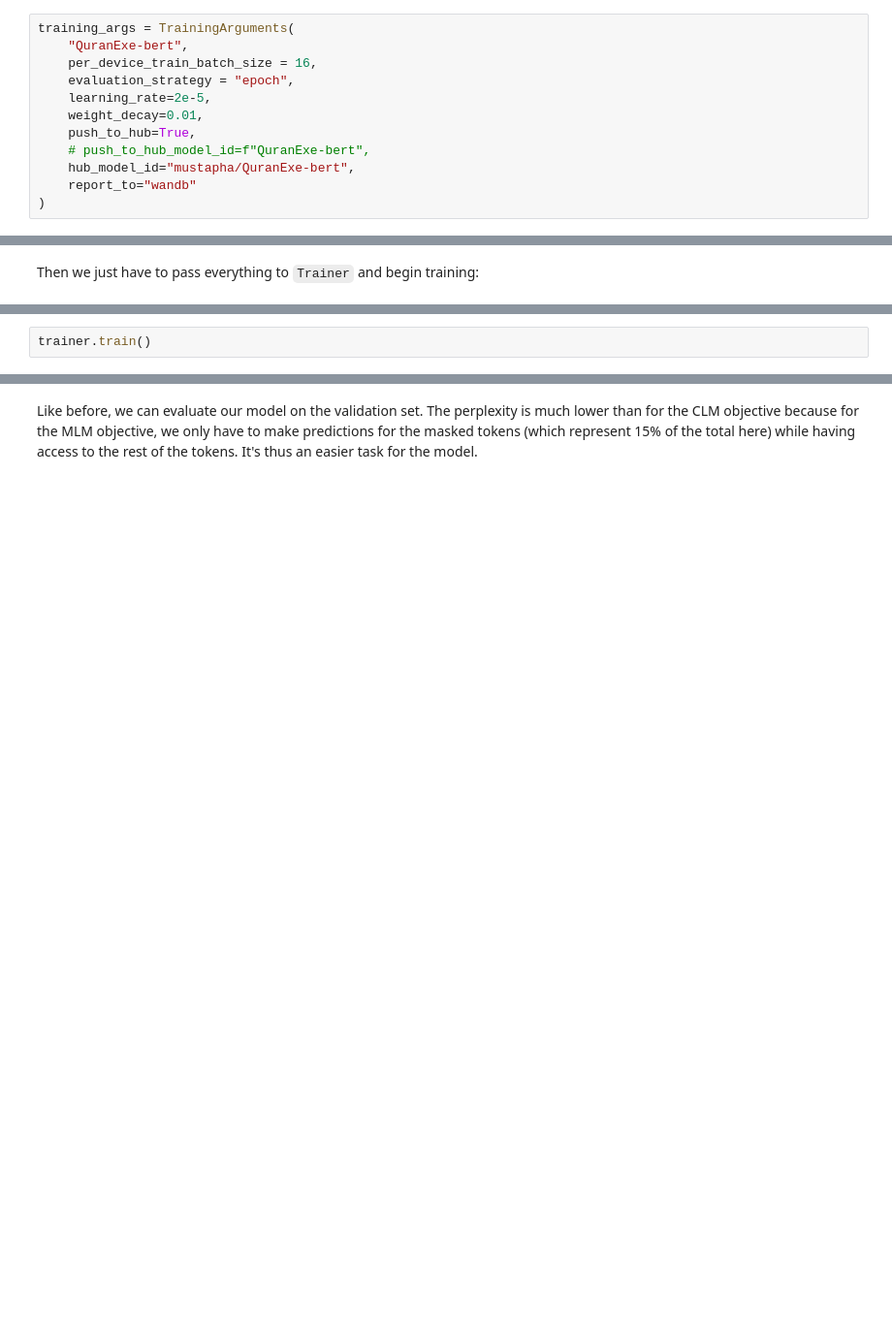
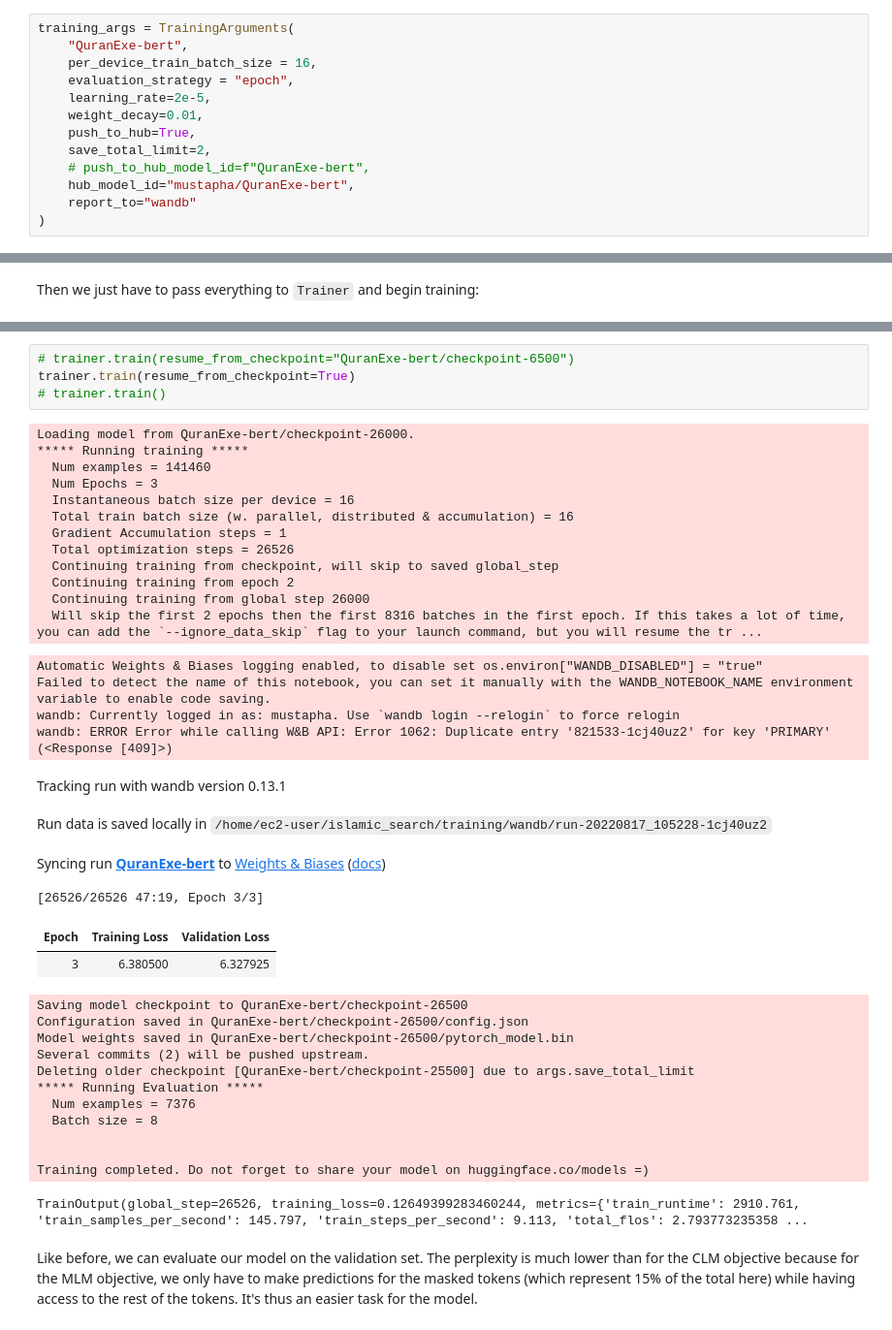
Before and after one commit to Mustapha-AJEGHRIR/islamic_search, a Jupyter notebook: training/Train_a_language_model.ipynb, the cells around one changed output, grey strips where cells are left out. Shown at 97% size. Saved outputs shown, nothing was run; the diff lists cells and outputs as text; blank space fills up the shorter version.

Commit message:
trained on 3 epochs

```diff
--- a/training/Train_a_language_model.ipynb
+++ b/training/Train_a_language_model.ipynb
@@ -397,6 +405,7 @@ training_args = TrainingArguments(
     learning_rate=2e-5,
     weight_decay=0.01,
     push_to_hub=True,
+    save_total_limit=2,
     # push_to_hub_model_id=f"QuranExe-bert",
     hub_model_id="mustapha/QuranExe-bert",
     report_to="wandb"
@@ -425,2 +433,0 @@ Cloning https://huggingface.co/mustapha/QuranExe-bert into local empty directory
-# %%
-trainer.train()
@@ -443,3 +434,42 @@ Syncing run QuranExe-bert to Weights & Biases (docs)
+# %%
+# trainer.train(resume_from_checkpoint="QuranExe-bert/checkpoint-6500")
+trainer.train(resume_from_checkpoint=True)
+# trainer.train()
+# %% [output]
+Loading model from QuranExe-bert/checkpoint-26000.
+***** Running training *****
+  Num examples = 141460
+  Num Epochs = 3
+  Instantaneous batch size per device = 16
+  Total train batch size (w. parallel, distributed & accumulation) = 16
+  Gradient Accumulation steps = 1
+  Total optimization steps = 26526
+  Continuing training from checkpoint, will skip to saved global_step
+  Continuing training from epoch 2
+  Continuing training from global step 26000
+  Will skip the first 2 epochs then the first 8316 batches in the first epoch. If this takes a lot of time, you can add the `--ignore_data_skip` flag to your launch command, but you will resume the tr ...
+Automatic Weights & Biases logging enabled, to disable set os.environ["WANDB_DISABLED"] = "true"
+Failed to detect the name of this notebook, you can set it manually with the WANDB_NOTEBOOK_NAME environment variable to enable code saving.
+wandb: Currently logged in as: mustapha. Use `wandb login --relogin` to force relogin
+wandb: ERROR Error while calling W&B API: Error 1062: Duplicate entry '821533-1cj40uz2' for key 'PRIMARY' (<Response [409]>)
+Tracking run with wandb version 0.13.1
+Run data is saved locally in /home/ec2-user/islamic_search/training/wandb/run-20220817_105228-1cj40uz2
+Syncing run QuranExe-bert to Weights & Biases (docs)
+[26526/26526 47:19, Epoch 3/3]
+| Epoch | Training Loss | Validation Loss |
+| 3 | 6.380500 | 6.327925 |
+Saving model checkpoint to QuranExe-bert/checkpoint-26500
+Configuration saved in QuranExe-bert/checkpoint-26500/config.json
+Model weights saved in QuranExe-bert/checkpoint-26500/pytorch_model.bin
+Several commits (2) will be pushed upstream.
+Deleting older checkpoint [QuranExe-bert/checkpoint-25500] due to args.save_total_limit
+***** Running Evaluation *****
+  Num examples = 7376
+  Batch size = 8
+
+
+Training completed. Do not forget to share your model on huggingface.co/models =)
+TrainOutput(global_step=26526, training_loss=0.12649399283460244, metrics={'train_runtime': 2910.761, 'train_samples_per_second': 145.797, 'train_steps_per_second': 9.113, 'total_flos': 2.793773235358 ...
 # %% [markdown]
 Like before, we can evaluate our model on the validation set. The perplexity is much lower than for the CLM objective because for the MLM objective, we only have to make predictions for the masked tokens (which represent 15% of the total here) while having access to the rest of the tokens. It's thus an easier task for the model.
 # %%
```
Also changed, not shown: parts of 6 cells of this notebook.
